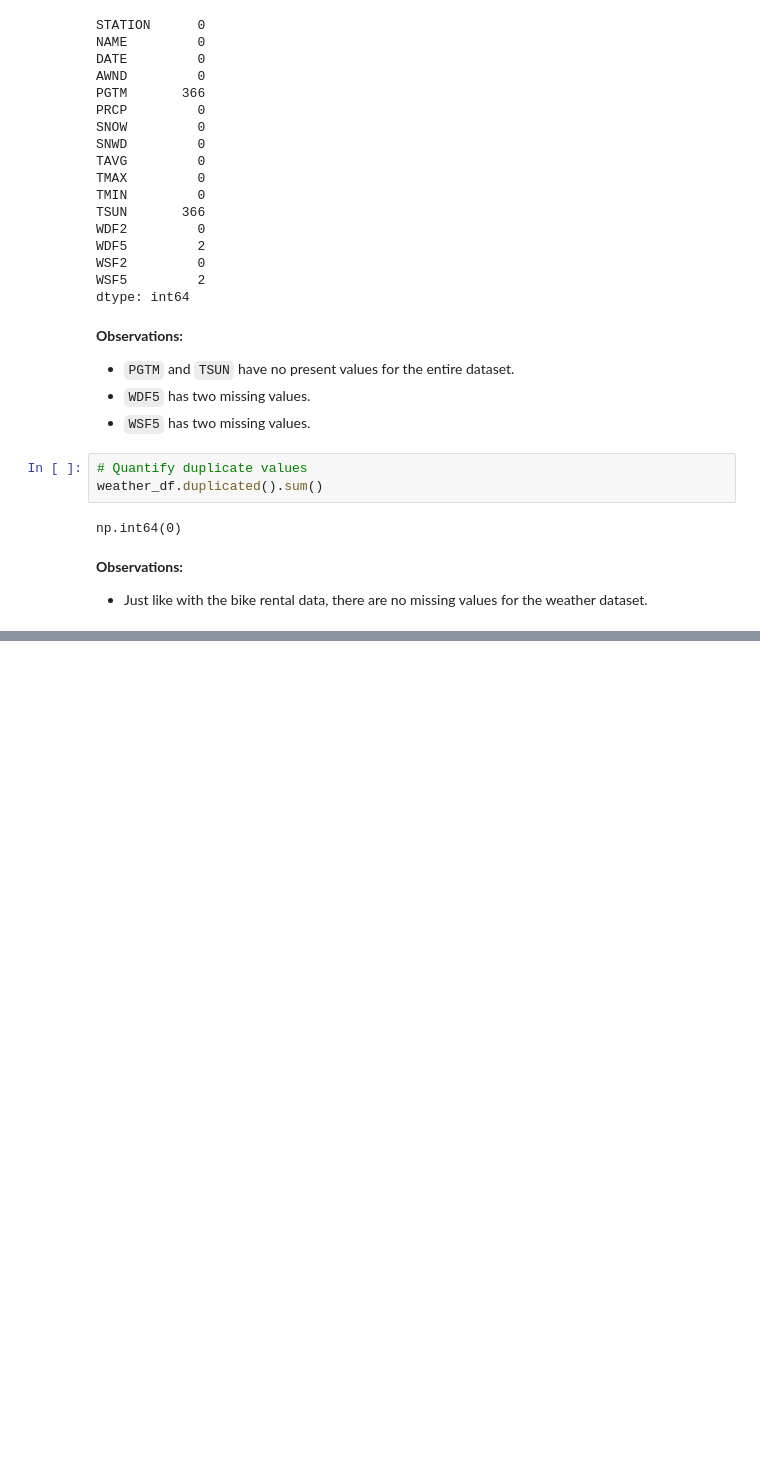
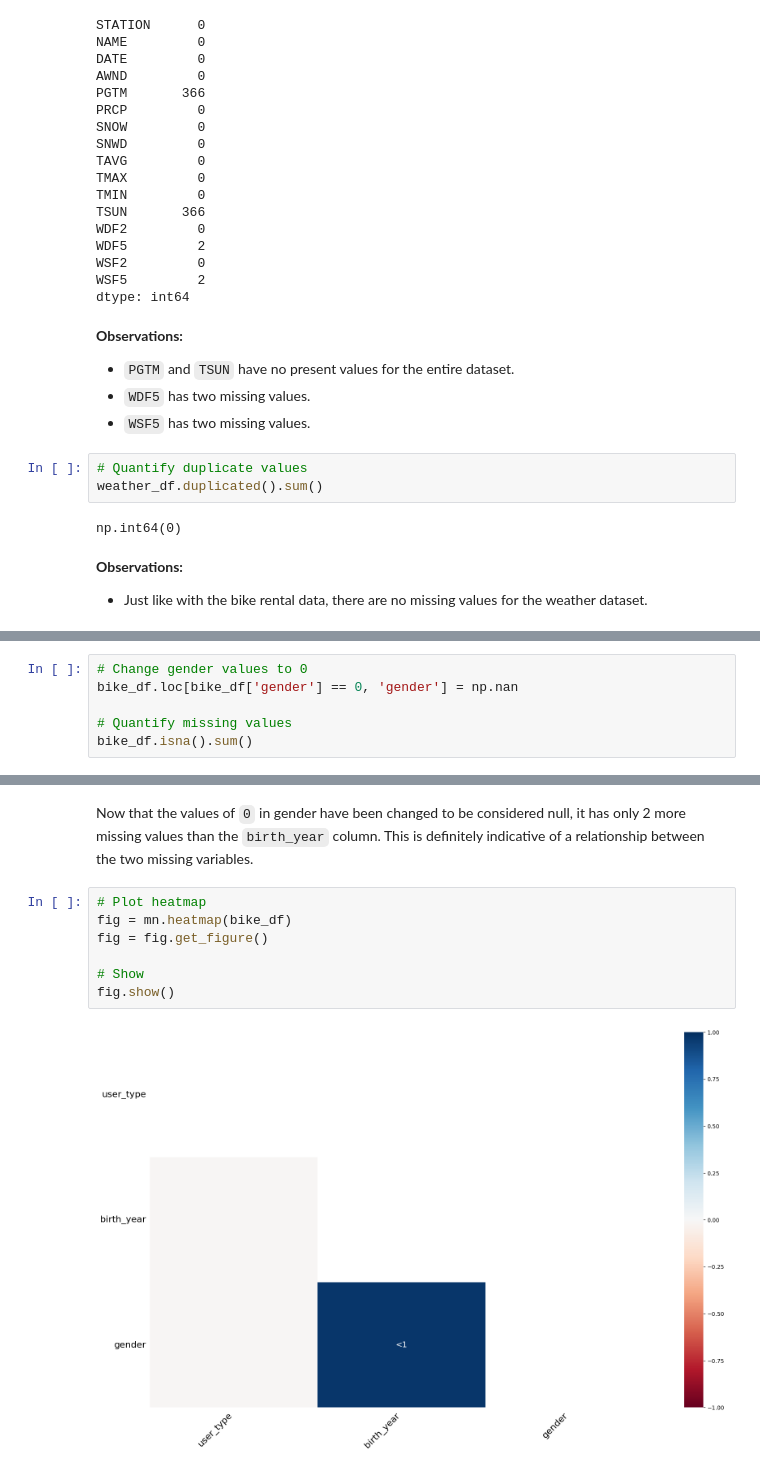
Before and after one commit to charliemarshall1996/bike-rental-data-management, a Jupyter notebook: bike_rental_data_management.ipynb, the cells around one changed output, grey strips where cells are left out. Saved outputs shown, nothing was run; the diff lists cells and outputs as text; blank space fills up the shorter version.

```diff
--- a/bike_rental_data_management.ipynb
+++ b/bike_rental_data_management.ipynb
@@ -287,0 +410,6 @@ np.int64(0)
+# %%
+# Change gender values to 0
+bike_df.loc[bike_df['gender'] == 0, 'gender'] = np.nan
+
+# Quantify missing values
+bike_df.isna().sum()
@@ -287,0 +434,11 @@ np.int64(0)
+# %% [markdown]
+Now that the values of `0` in gender have been changed to be considered null, it has only 2 more missing values than the `birth_year` column. This is definitely indicative of a relationship between the two missing variables.
+# %%
+# Plot heatmap
+fig = mn.heatmap(bike_df)
+fig = fig.get_figure()
+
+# Show
+fig.show()
+# %% [output]
+[figure, added]
```
Also changed, not shown: parts of 68 cells of this notebook, 2 other files.
